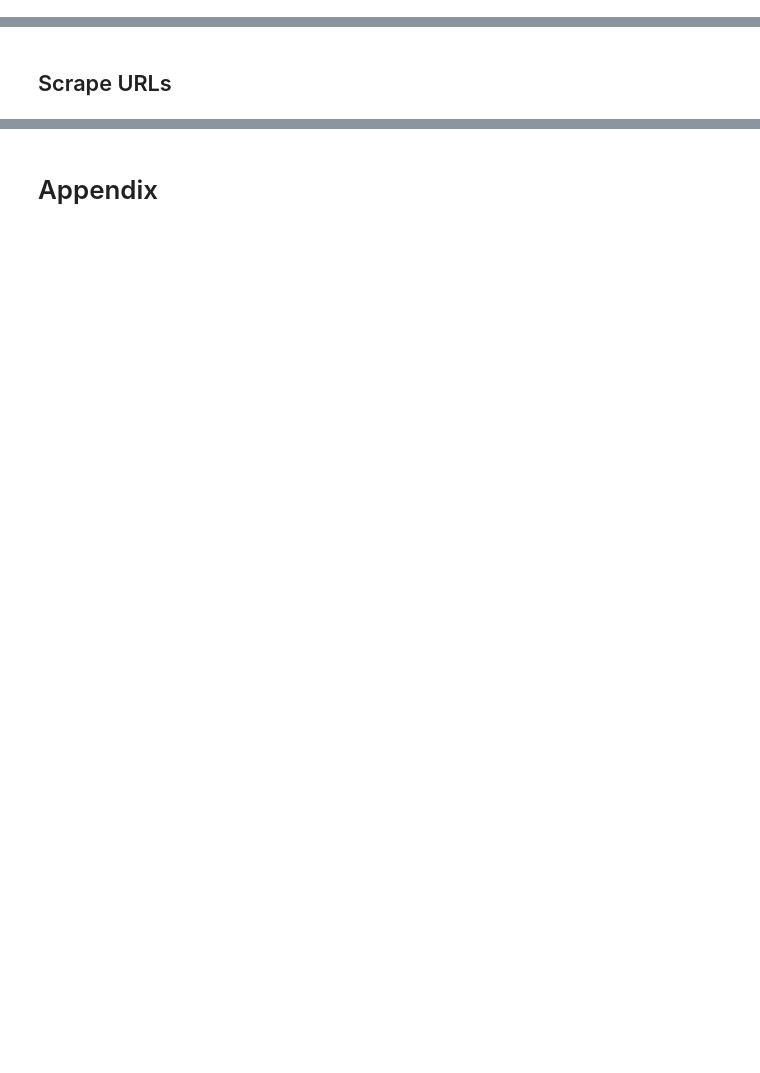
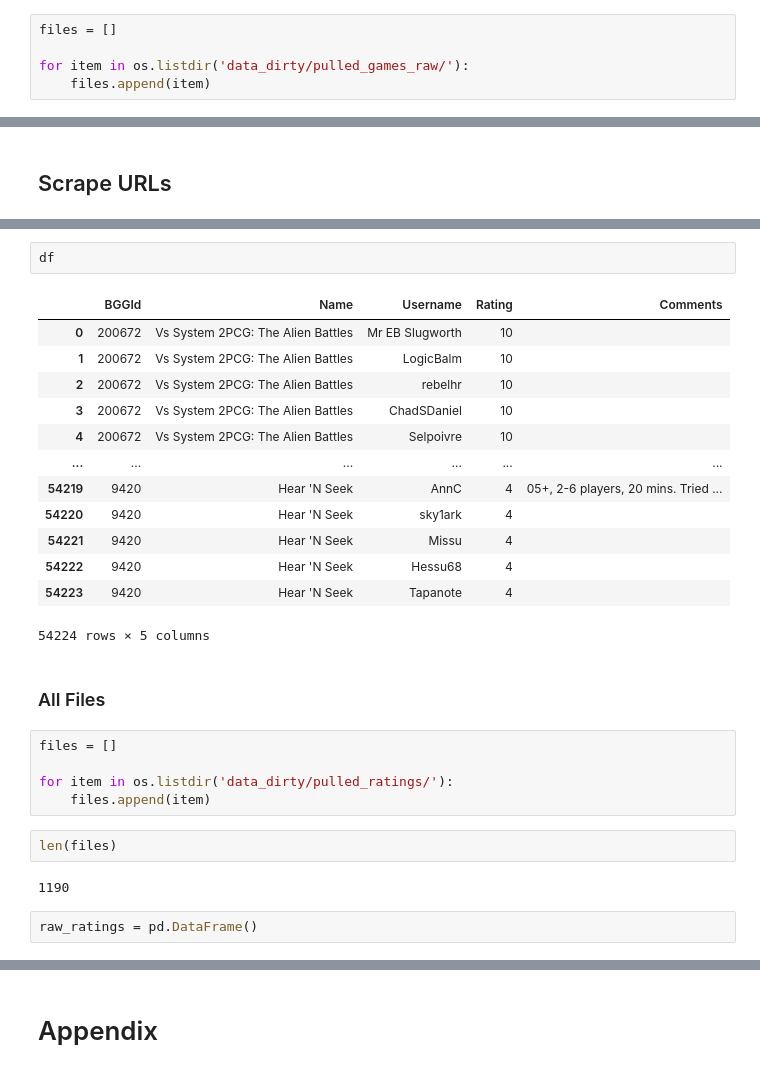
Before and after one commit to threnjen/boardgamegeek, a Jupyter notebook: BGG01_Data_Pull.ipynb, the cells around one changed output, grey strips where cells are left out. Drawn from its saved outputs; the diff is of its cells as text; blank space fills up the shorter version.

```diff
--- a/BGG01_Data_Pull.ipynb
+++ b/BGG01_Data_Pull.ipynb
@@ -639,0 +318,5 @@ print(f'Time: {time.time() - overall_start}\n\n')
+# %%
+files = []
+
+for item in os.listdir('data_dirty/pulled_games_raw/'):
+    files.append(item)
@@ -836,0 +940,29 @@ for item in group_urls:
+# %%
+df
+# %% [output]
+|  | BGGId | Name | Username | Rating | Comments |
+| 0 | 200672 | Vs System 2PCG: The Alien Battles | Mr EB Slugworth | 10 |  |
+| 1 | 200672 | Vs System 2PCG: The Alien Battles | LogicBalm | 10 |  |
+| 2 | 200672 | Vs System 2PCG: The Alien Battles | rebelhr | 10 |  |
+| 3 | 200672 | Vs System 2PCG: The Alien Battles | ChadSDaniel | 10 |  |
+| 4 | 200672 | Vs System 2PCG: The Alien Battles | Selpoivre | 10 |  |
+| ... | ... | ... | ... | ... | ... |
+| 54219 | 9420 | Hear 'N Seek | AnnC | 4 | 05+, 2-6 players, 20 mins. Tried ... |
+| 54220 | 9420 | Hear 'N Seek | sky1ark | 4 |  |
+| 54221 | 9420 | Hear 'N Seek | Missu | 4 |  |
+| 54222 | 9420 | Hear 'N Seek | Hessu68 | 4 |  |
+| 54223 | 9420 | Hear 'N Seek | Tapanote | 4 |  |
+54224 rows × 5 columns
+# %% [markdown]
+### All Files
+# %%
+files = []
+
+for item in os.listdir('data_dirty/pulled_ratings/'):
+    files.append(item)
+# %%
+len(files)
+# %% [output]
+1190
+# %%
+raw_ratings = pd.DataFrame()
```
Also changed, not shown: parts of 61 cells of this notebook, 2 other files.
